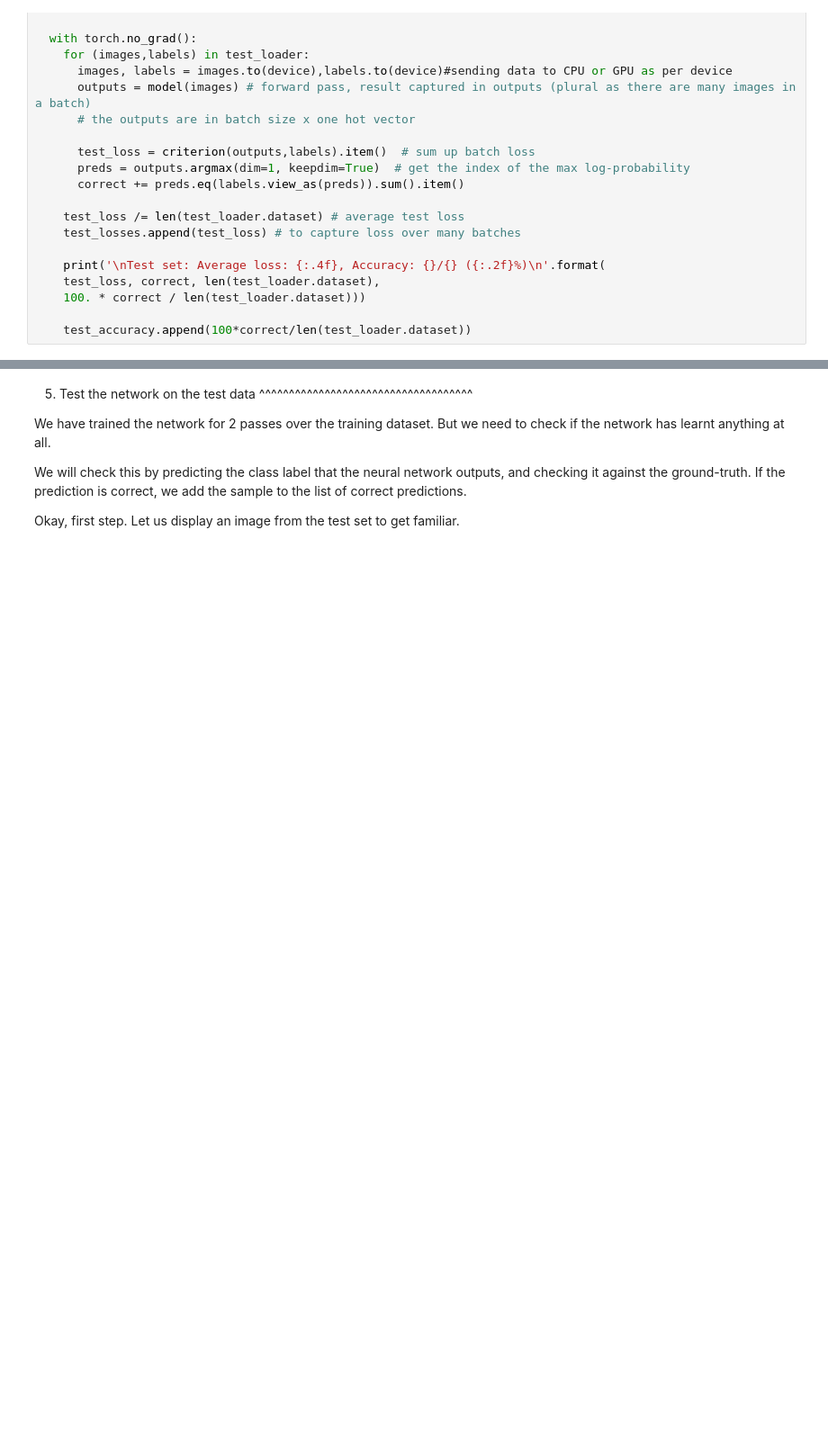
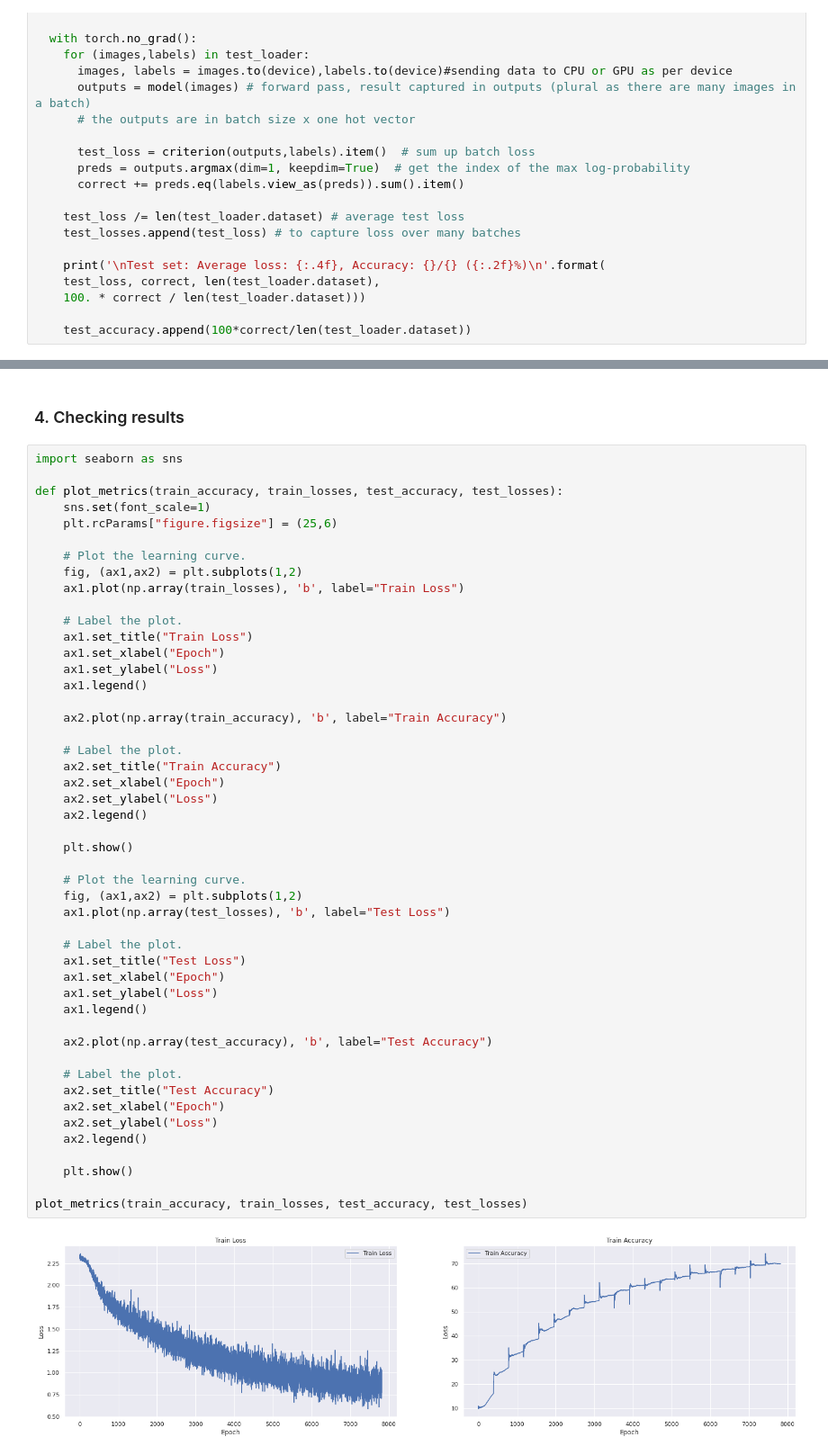
Before and after one commit to peeyushsinghal/EVA, a Jupyter notebook: S7-Assignment/EVA_S7.ipynb, the cells around one changed output, grey strips where cells are left out. Shown: that part at 90% size. Saved outputs shown, nothing was run; the diff lists cells and outputs as text; blank space fills up the shorter version.

```diff
--- a/S7-Assignment/EVA_S7.ipynb
+++ b/S7-Assignment/EVA_S7.ipynb
@@ -357,12 +437,52 @@ Test set: Average loss: 0.0002, Accuracy: 4433/10000 (44.33%)
-# %% [markdown]
-5. Test the network on the test data
-^^^^^^^^^^^^^^^^^^^^^^^^^^^^^^^^^^^^
-
-We have trained the network for 2 passes over the training dataset.
-But we need to check if the network has learnt anything at all.
-
-We will check this by predicting the class label that the neural network
-outputs, and checking it against the ground-truth. If the prediction is
-correct, we add the sample to the list of correct predictions.
-
-Okay, first step. Let us display an image from the test set to get familiar.
+# %% [markdown]
+### 4. Checking results
+# %%
+import seaborn as sns
+
+def plot_metrics(train_accuracy, train_losses, test_accuracy, test_losses):
+    sns.set(font_scale=1)
+    plt.rcParams["figure.figsize"] = (25,6)
+
+    # Plot the learning curve.
+    fig, (ax1,ax2) = plt.subplots(1,2)
+    ax1.plot(np.array(train_losses), 'b', label="Train Loss")
+
+    # Label the plot.
+    ax1.set_title("Train Loss")
+    ax1.set_xlabel("Epoch")
+    ax1.set_ylabel("Loss")
+    ax1.legend()
+
+    ax2.plot(np.array(train_accuracy), 'b', label="Train Accuracy")
+
+    # Label the plot.
+    ax2.set_title("Train Accuracy")
+    ax2.set_xlabel("Epoch")
+    ax2.set_ylabel("Loss")
+    ax2.legend()
+
+    plt.show()
+
+    # Plot the learning curve.
+    fig, (ax1,ax2) = plt.subplots(1,2)
+    ax1.plot(np.array(test_losses), 'b', label="Test Loss")
+
+    # Label the plot.
+    ax1.set_title("Test Loss")
+    ax1.set_xlabel("Epoch")
+    ax1.set_ylabel("Loss")
+    ax1.legend()
+
+    ax2.plot(np.array(test_accuracy), 'b', label="Test Accuracy")
+
+    # Label the plot.
+    ax2.set_title("Test Accuracy")
+    ax2.set_xlabel("Epoch")
+    ax2.set_ylabel("Loss")
+    ax2.legend()
+
+    plt.show()
+
+plot_metrics(train_accuracy, train_losses, test_accuracy, test_losses)
+# %% [output]
+[figure, added]
```
Also changed, not shown: parts of 16 cells of this notebook.
